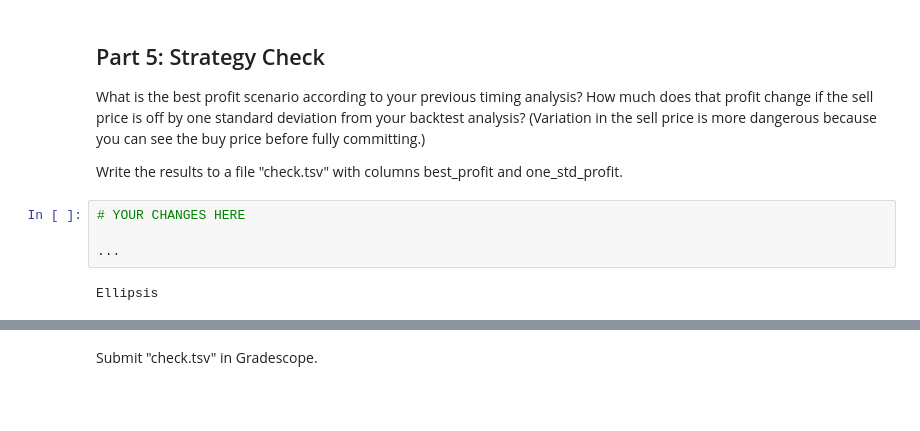
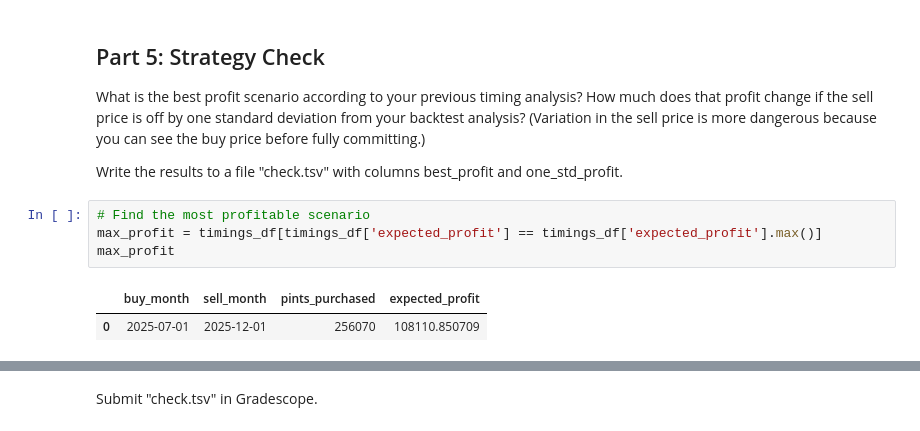
Before and after one commit to jtvon/dx704-project-02, a Jupyter notebook: project.ipynb, the cells around one changed output, grey strips where cells are left out. Drawn from its saved outputs; the diff is of its cells as text; blank space fills up the shorter version.

```diff
--- a/project.ipynb
+++ b/project.ipynb
@@ -231,9 +305,10 @@ How much does that profit change if the sell price is off by one standard deviat
 (Variation in the sell price is more dangerous because you can see the buy price before fully committing.)
 
 Write the results to a file "check.tsv" with columns best_profit and one_std_profit.
-# %%
-# YOUR CHANGES HERE
-
-...
-# %% [output]
-Ellipsis
+# %%
+# Find the most profitable scenario
+max_profit = timings_df[timings_df['expected_profit'] == timings_df['expected_profit'].max()]
+max_profit
+# %% [output]
+|  | buy_month | sell_month | pints_purchased | expected_profit |
+| 0 | 2025-07-01 | 2025-12-01 | 256070 | 108110.850709 |
```
Also changed, not shown: parts of 12 cells of this notebook, 6 other files.
